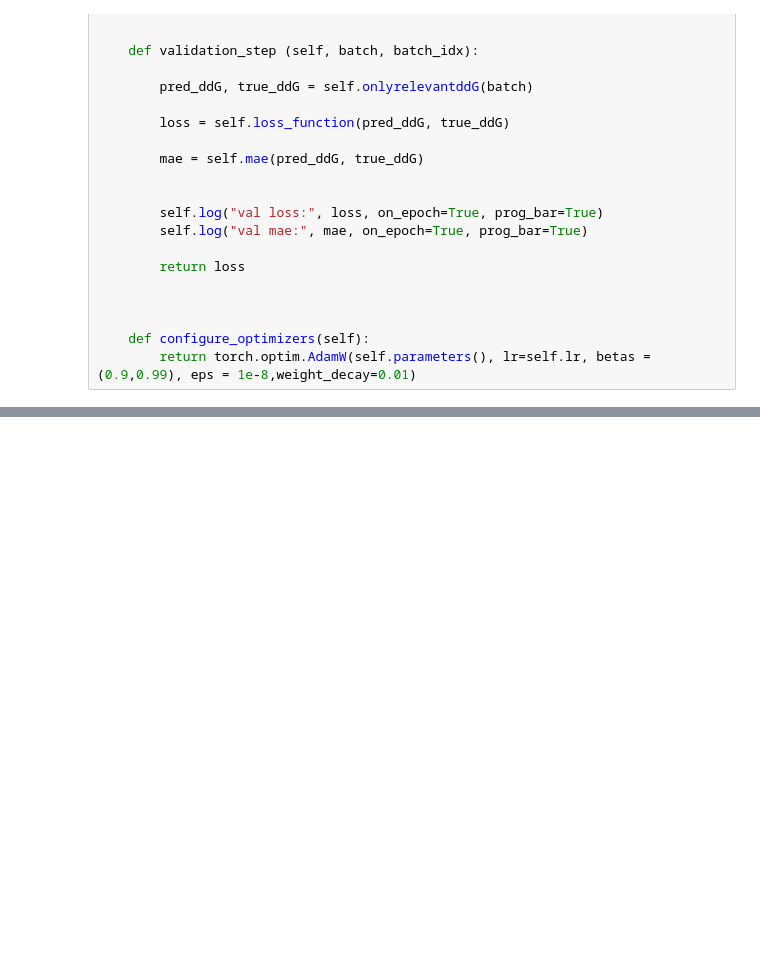
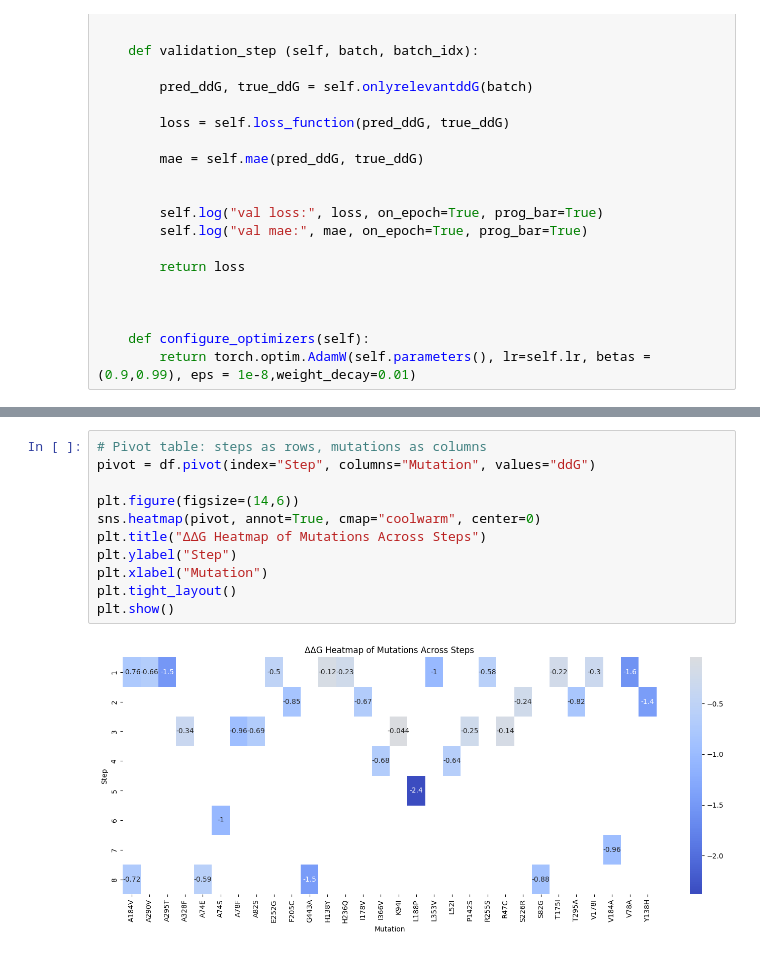
Before and after one commit to tpayer-eng/tn, a Jupyter notebook: project-tn/ProjectBio.ipynb, the cells around one changed output, grey strips where cells are left out. Saved outputs shown, nothing was run; the diff lists cells and outputs as text; blank space fills up the shorter version.

```diff
--- a/project-tn/ProjectBio.ipynb
+++ b/project-tn/ProjectBio.ipynb
@@ -371,0 +686,13 @@ Spearman r: SignificanceResult(statistic=0.5656689173822383, pvalue=0.0)
+# %%
+# Pivot table: steps as rows, mutations as columns
+pivot = df.pivot(index="Step", columns="Mutation", values="ddG")
+
+plt.figure(figsize=(14,6))
+sns.heatmap(pivot, annot=True, cmap="coolwarm", center=0)
+plt.title("ΔΔG Heatmap of Mutations Across Steps")
+plt.ylabel("Step")
+plt.xlabel("Mutation")
+plt.tight_layout()
+plt.show()
+# %% [output]
+[figure, added]
```
Also changed, not shown: parts of 22 cells of this notebook, 18 other files.
